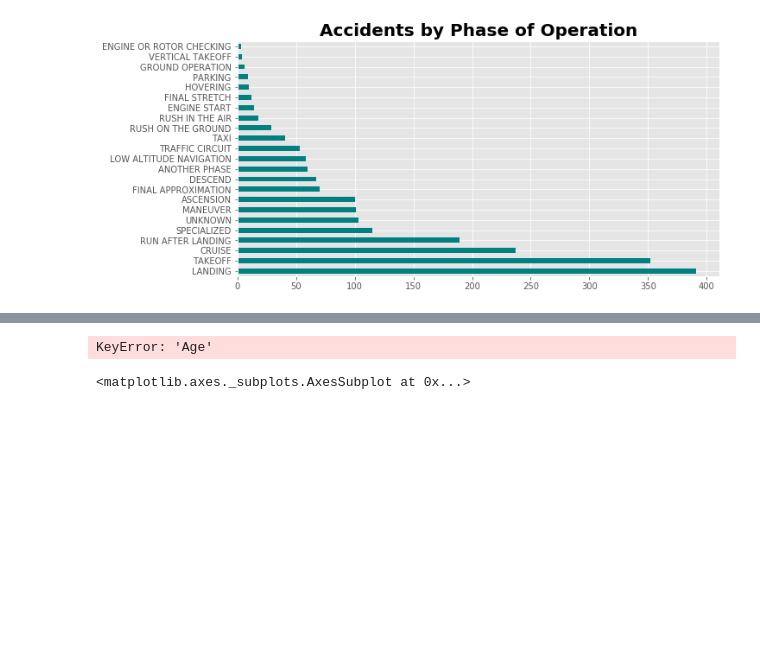
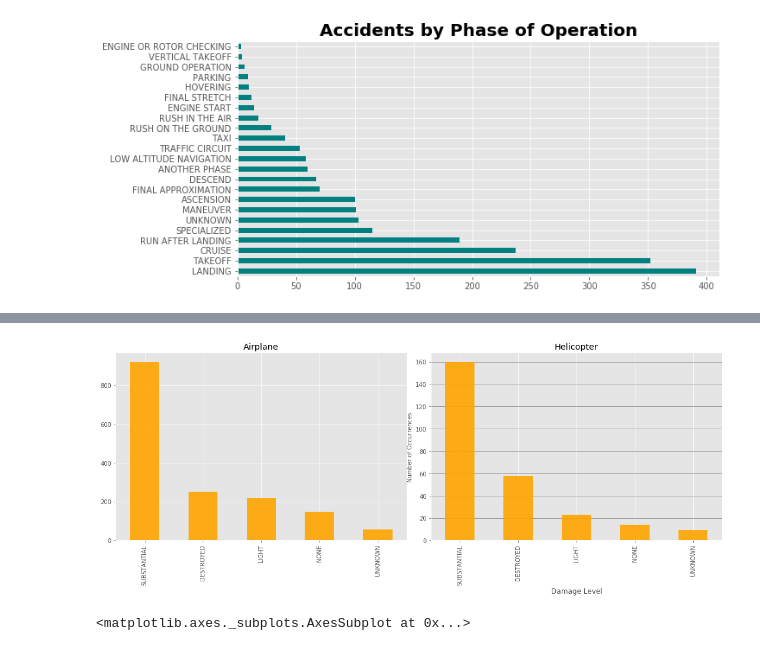
Before and after one commit to jenylmurdock/dsc-5-capstone-project-online-ds-pt-011419, a Jupyter notebook: student.ipynb, the cells around one changed output, grey strips where cells are left out. Saved outputs shown, nothing was run; the diff lists cells and outputs as text; code cells hidden in the pictures; blank space fills up the shorter version.

```diff
--- a/student.ipynb
+++ b/student.ipynb
@@ -656,2 +653,0 @@ Name: classification, dtype: int64
-# %%
-merged_data = merged_data.drop(['classification'], axis=1)
@@ -956,34 +948,15 @@ Text(0.5, 0.98, 'Categorical Plotting')
 # %%
 f, axs = plt.subplots(1,2, figsize=(15,6), sharex=True)
 
-adamage.plot(kind='bar', alpha=0.9, color='orange',ax=axs[0] )
-hdamage.plot(kind='bar', alpha=0.9, color='orange',ax=axes[1] )
-
-# Plot a simple distribution of the desired columns
-#sns.distplot(df['col1'], color="b", ax=axes[0, 0])
-#sns.distplot(df['col2'], color="m", ax=axes[0, 1])
-#sns.distplot(df['col3'], color="r", ax=axes[1, 0])
-#sns.distplot(df['col4'], color="g", ax=axes[1, 1])
+adamage.plot(kind='bar', alpha=0.9, color='orange',ax=axs[0], title='Airplane' )
+hdamage.plot(kind='bar', alpha=0.9, color='orange',ax=axs[1], title='Helicopter' )
 
 #plt.setp(axs, yticks=[])
 plt.tight_layout()
 
 plt.xlabel('Damage Level')
 plt.ylabel('Number of Occurrences', fontsize=10)
-plt.title('Airplane Damage Levels' , fontsize=12, fontweight='bold')
 plt.grid(color='k', axis='y', alpha=0.4, lw=0.8)
 plt.show()
+# %% [output]
+[figure, added]
-# %%
-data['Age'] = np.where(pd.to_numeric(data['Age'], 'coerce').notnull(), data['Age'], np.nan)
-clean_age = data[['Age']].dropna()
-clean_age = clean_age.astype(int)
-
-sns.set(rc={'axes.facecolor':'w', 'figure.facecolor':'lightblue'}, font_scale=0.9)
-damage.plot(kind='hist', figsize=(8,6), alpha=0.9, bins=25, color='orange')
-plt.xlabel('Age in Years')
-plt.ylabel('Number of Victims', fontsize=10)
-plt.title('Victims Grouped by Age', fontsize=12, fontweight='bold')
-plt.grid(color='k', axis='y', alpha=0.4, lw=0.8)
-plt.show()
-# %% [output]
-KeyError: 'Age'
```
Also changed, not shown: parts of 63 cells of this notebook, 1 other file.
